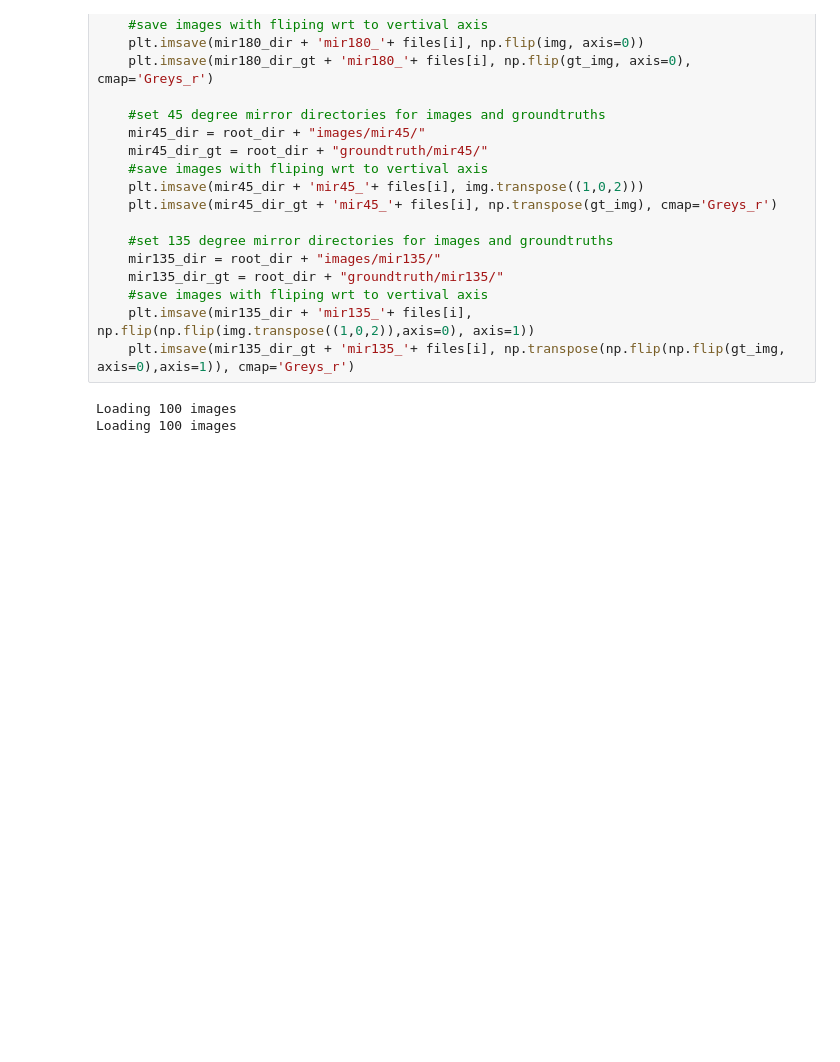
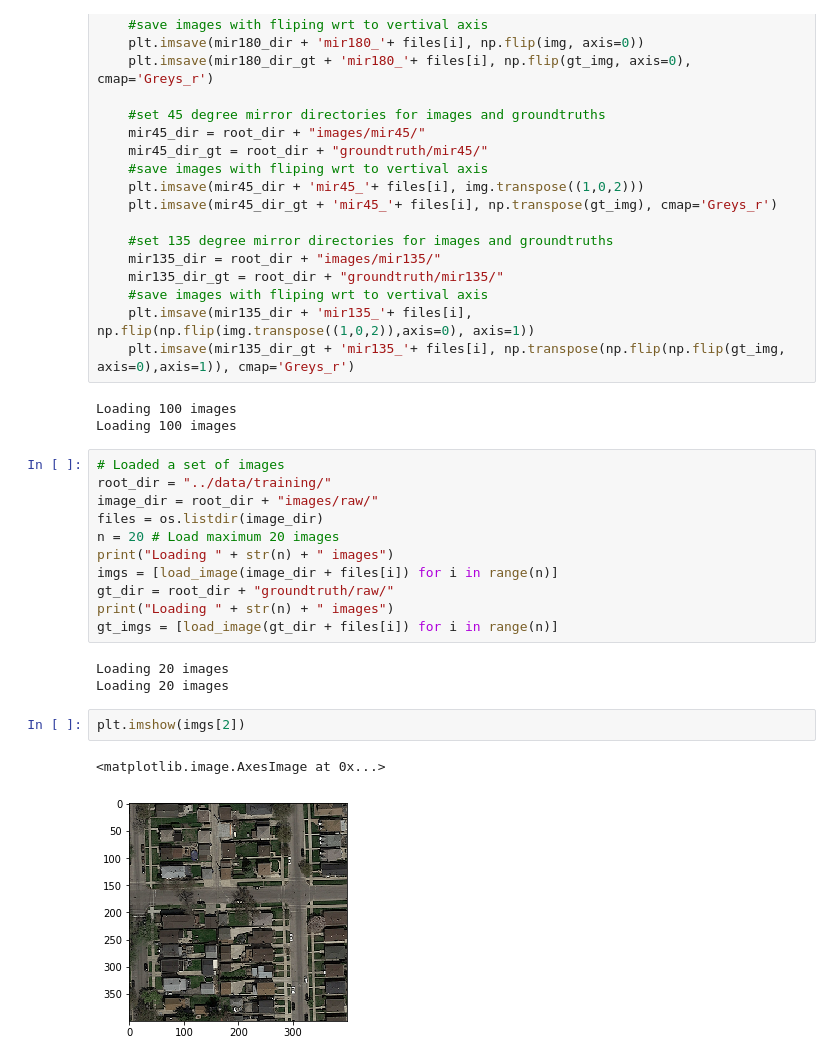
Before and after one commit to zeineb111/EPFL-Machine-Learning-Road-Segmentation, a Jupyter notebook: example_code/Augmentation.ipynb, the cells around one changed output. Saved outputs shown, nothing was run; the diff lists cells and outputs as text; blank space fills up the shorter version.

```diff
--- a/example_code/Augmentation.ipynb
+++ b/example_code/Augmentation.ipynb
@@ -125,3 +125,22 @@ for i in range(n):
 # %% [output]
 Loading 100 images
 Loading 100 images
+# %%
+# Loaded a set of images
+root_dir = "../data/training/"
+image_dir = root_dir + "images/raw/"
+files = os.listdir(image_dir)
+n = 20 # Load maximum 20 images
+print("Loading " + str(n) + " images")
+imgs = [load_image(image_dir + files[i]) for i in range(n)]
+gt_dir = root_dir + "groundtruth/raw/"
+print("Loading " + str(n) + " images")
+gt_imgs = [load_image(gt_dir + files[i]) for i in range(n)]
+# %% [output]
+Loading 20 images
+Loading 20 images
+# %%
+plt.imshow(imgs[2])
+# %% [output]
+<matplotlib.image.AxesImage at 0x...>
+[figure, added]
```
Also changed, not shown: parts of 4 cells of this notebook.
